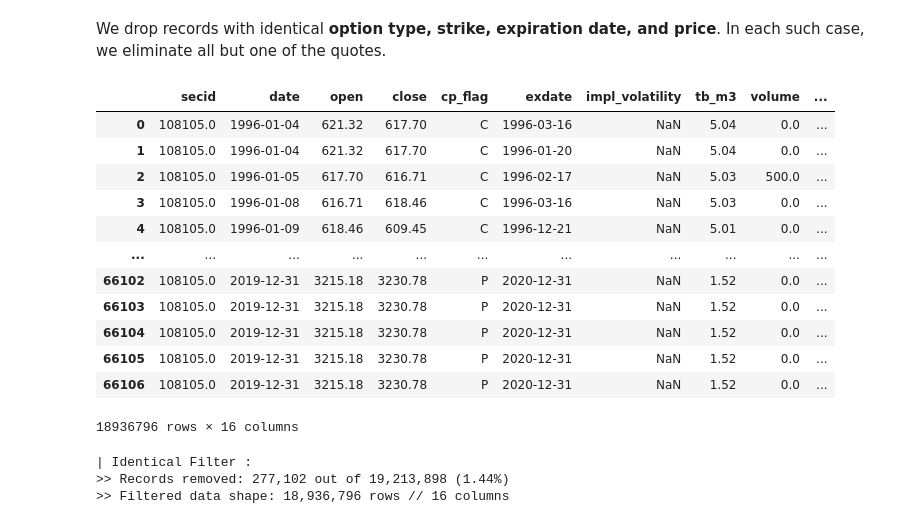
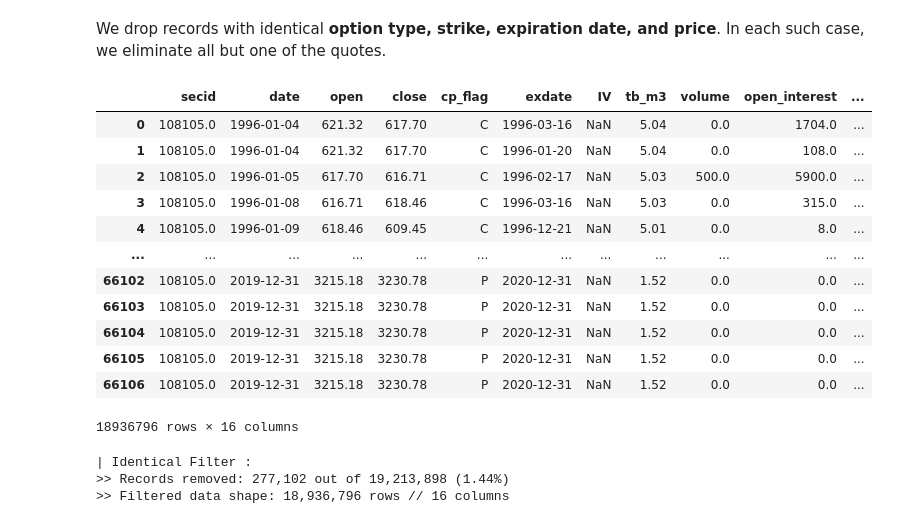
Before and after one commit to jmbejara/constantinides_2013_options, a Jupyter notebook: notebooks/combined_filters.ipynb, the cells around one changed output. Cells and saved outputs as stored; diff of their text form; code cells hidden in the pictures.

```diff
--- a/notebooks/combined_filters.ipynb
+++ b/notebooks/combined_filters.ipynb
@@ -306,6 +308,9 @@ raw_option_data['mid_price'] = (raw_option_data['best_bid'] + raw_option_data['b
 raw_option_data['strike_price'] /= 1000
 # calc moneyness
 raw_option_data = f1.calc_moneyness(raw_option_data)
+# rename IV column
+raw_option_data.rename(columns={'impl_volatility': 'IV'}, inplace=True)
+
 raw_option_data
 # %% [output]
 >> File already exists. Loading data from file...
@@ -362,21 +367,21 @@ In order to minimize possible quoting errors, CJS filtered the raw options data
 # %% [markdown]
 We drop records with identical **option type, strike, expiration date, and price**. In each such case, we eliminate all but one of the quotes.
 # %%
-spx_filtered = f1.delete_identical_filter(raw_option_data)
+spx_filtered = f1.identical_filter(raw_option_data)
 spx_filtered
 # %% [output]
-|  | secid | date | open | close | cp_flag | exdate | impl_volatility | tb_m3 | volume | ... |
-| 0 | 108105.0 | 1996-01-04 | 621.32 | 617.70 | C | 1996-03-16 | NaN | 5.04 | 0.0 | ... |
-| 1 | 108105.0 | 1996-01-04 | 621.32 | 617.70 | C | 1996-01-20 | NaN | 5.04 | 0.0 | ... |
-| 2 | 108105.0 | 1996-01-05 | 617.70 | 616.71 | C | 1996-02-17 | NaN | 5.03 | 500.0 | ... |
-| 3 | 108105.0 | 1996-01-08 | 616.71 | 618.46 | C | 1996-03-16 | NaN | 5.03 | 0.0 | ... |
-| 4 | 108105.0 | 1996-01-09 | 618.46 | 609.45 | C | 1996-12-21 | NaN | 5.01 | 0.0 | ... |
-| ... | ... | ... | ... | ... | ... | ... | ... | ... | ... | ... |
-| 66102 | 108105.0 | 2019-12-31 | 3215.18 | 3230.78 | P | 2020-12-31 | NaN | 1.52 | 0.0 | ... |
-| 66103 | 108105.0 | 2019-12-31 | 3215.18 | 3230.78 | P | 2020-12-31 | NaN | 1.52 | 0.0 | ... |
-| 66104 | 108105.0 | 2019-12-31 | 3215.18 | 3230.78 | P | 2020-12-31 | NaN | 1.52 | 0.0 | ... |
-| 66105 | 108105.0 | 2019-12-31 | 3215.18 | 3230.78 | P | 2020-12-31 | NaN | 1.52 | 0.0 | ... |
-| 66106 | 108105.0 | 2019-12-31 | 3215.18 | 3230.78 | P | 2020-12-31 | NaN | 1.52 | 0.0 | ... |
+|  | secid | date | open | close | cp_flag | exdate | IV | tb_m3 | volume | open_interest | ... |
+| 0 | 108105.0 | 1996-01-04 | 621.32 | 617.70 | C | 1996-03-16 | NaN | 5.04 | 0.0 | 1704.0 | ... |
+| 1 | 108105.0 | 1996-01-04 | 621.32 | 617.70 | C | 1996-01-20 | NaN | 5.04 | 0.0 | 108.0 | ... |
+| 2 | 108105.0 | 1996-01-05 | 617.70 | 616.71 | C | 1996-02-17 | NaN | 5.03 | 500.0 | 5900.0 | ... |
+| 3 | 108105.0 | 1996-01-08 | 616.71 | 618.46 | C | 1996-03-16 | NaN | 5.03 | 0.0 | 315.0 | ... |
+| 4 | 108105.0 | 1996-01-09 | 618.46 | 609.45 | C | 1996-12-21 | NaN | 5.01 | 0.0 | 8.0 | ... |
+| ... | ... | ... | ... | ... | ... | ... | ... | ... | ... | ... | ... |
+| 66102 | 108105.0 | 2019-12-31 | 3215.18 | 3230.78 | P | 2020-12-31 | NaN | 1.52 | 0.0 | 0.0 | ... |
+| 66103 | 108105.0 | 2019-12-31 | 3215.18 | 3230.78 | P | 2020-12-31 | NaN | 1.52 | 0.0 | 0.0 | ... |
+| 66104 | 108105.0 | 2019-12-31 | 3215.18 | 3230.78 | P | 2020-12-31 | NaN | 1.52 | 0.0 | 0.0 | ... |
+| 66105 | 108105.0 | 2019-12-31 | 3215.18 | 3230.78 | P | 2020-12-31 | NaN | 1.52 | 0.0 | 0.0 | ... |
+| 66106 | 108105.0 | 2019-12-31 | 3215.18 | 3230.78 | P | 2020-12-31 | NaN | 1.52 | 0.0 | 0.0 | ... |
 18936796 rows × 16 columns
 # %%
 compare_filtered_data_to_orig(spx_filtered, raw_option_data, "Identical Filter")
```
Also changed, not shown: parts of 8 cells of this notebook, 3 other files.
